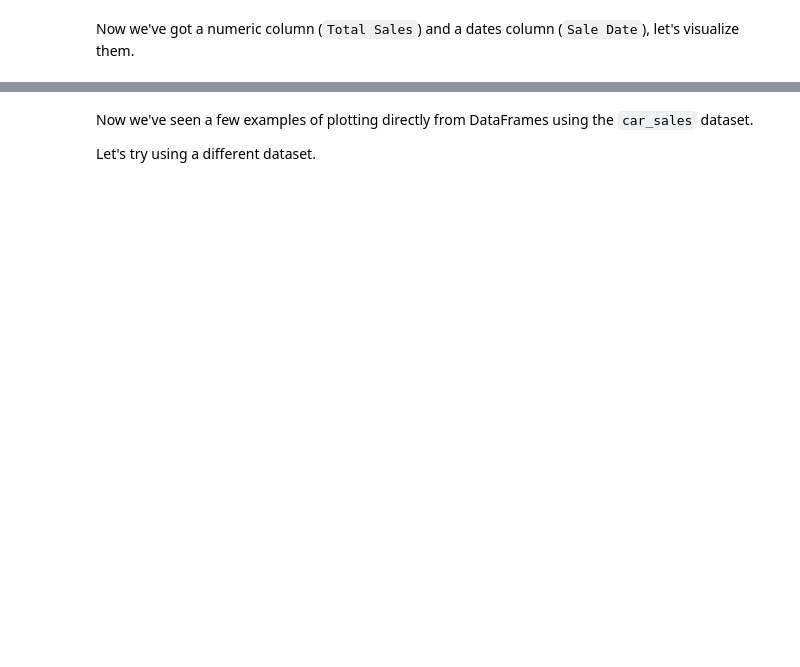
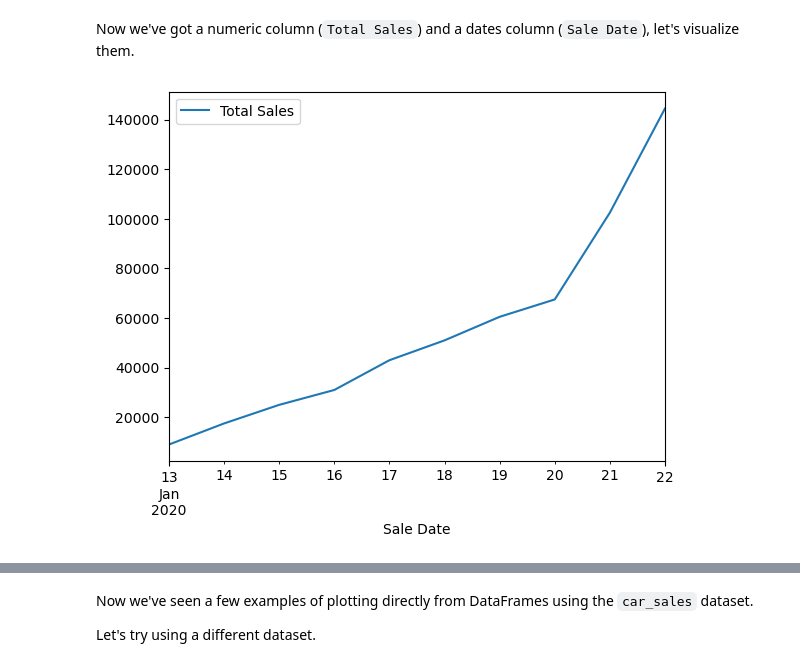
Before and after one commit to ShrishailChincholi/from-zero-to-aiml, a Jupyter notebook: ML/Matplotlib/matplotlib-exercises.ipynb, the cells around one changed output, grey strips where cells are left out. Drawn from its saved outputs; the diff is of its cells as text; code cells hidden in the pictures; blank space fills up the shorter version.

```diff
--- a/ML/Matplotlib/matplotlib-exercises.ipynb
+++ b/ML/Matplotlib/matplotlib-exercises.ipynb
@@ -229,7 +230,12 @@ Hint: To add a column up cumulatively, look up the cumsum() function. And to cre
+# %%
+# Remove last two zero
+car_sales["Price_INR"] = car_sales["Price_INR"].astype(str).str[:-2]
 # %%
 # Add a column called 'Total Sales' to car_sales which cumulatively adds the 'Price' column
-
+car_sales["Total Sales"] = car_sales["Price_INR"].astype(int).cumsum()
 
 # Add a column called 'Sale Date' which lists a series of successive dates starting from today (your today)
+car_sales["Sale Date"] = pd.date_range("13/1/2020", periods=len(car_sales))
 
 # View the car_sales DataFrame
+car_sales
@@ -237,3 +255,6 @@ Hint: To add a column up cumulatively, look up the cumsum() function. And to cre
 Now we've got a numeric column (`Total Sales`) and a dates column (`Sale Date`), let's visualize them.
 # %%
 # Use the plot() function to plot the 'Sale Date' column versus the 'Total Sales' column
+car_sales.plot(x="Sale Date", y="Total Sales");
+# %% [output]
+[figure, added]
```
Also changed, not shown: parts of 14 cells of this notebook.
